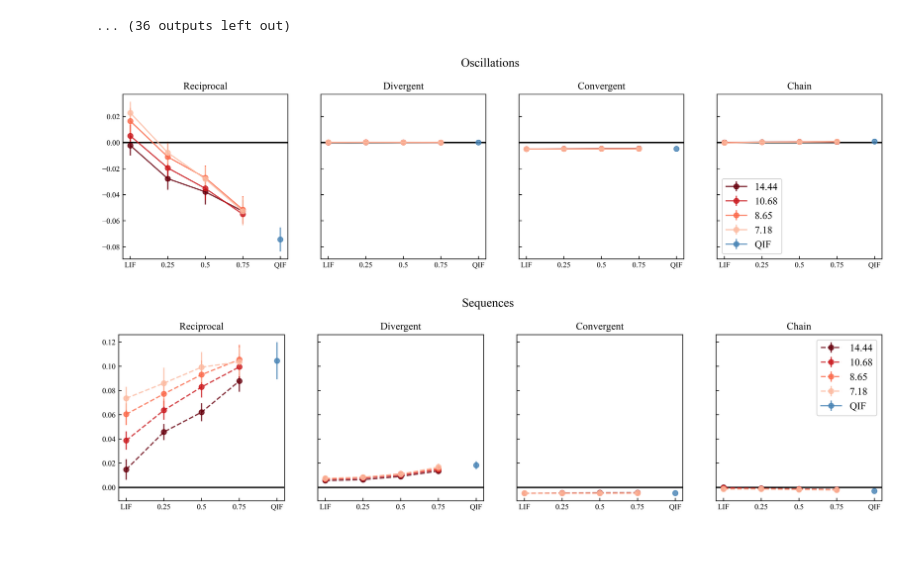
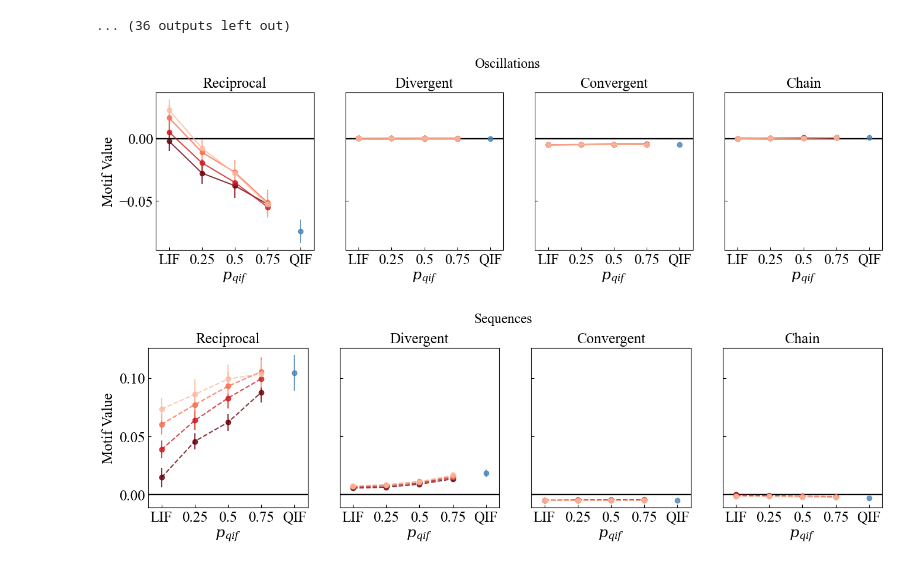
Before and after one commit to acevedomartina/HeterogeneousRNNs, a Jupyter notebook: learning/motifs.ipynb, the cells around one changed output. Saved outputs shown, nothing was run; the diff lists cells and outputs as text; code cells hidden in the pictures.

Commit message:
Adjustments for some figures

```diff
--- a/learning/motifs.ipynb
+++ b/learning/motifs.ipynb
@@ -61,8 +61,8 @@ plt.rcParams.update({
     "axes.labelweight": "normal",     # Normal weight
     "axes.titleweight": "normal",     # Normal weight for titles
     # Ticks
-    "xtick.labelsize": 16,             # X tick label size (8-12)
-    "ytick.labelsize": 16,             # Y tick label size (8-12)
+    "xtick.labelsize": 18,             # X tick label size (8-12)
+    "ytick.labelsize": 18,             # Y tick label size (8-12)
     "xtick.direction": "in",          # Tick direction
     "ytick.direction": "in",          # Tick direction
     # Legends
@@ -341,8 +341,10 @@ for dyn in dynamics:
 
             axs[i].axhline(0, color='black')
             axs[i].set_xticks(pqif_values, names)
+            axs[i].set_xlim(-0.1, 1.1)
             axs[i].set_title(motif_labels[motif])
             axs[i].set_box_aspect(1)
+            axs[i].set_xlabel(f"$p_{{qif}}$")
             # axs[i].set_ylim()
 
     # TODO collapse all QIF and plot alone
@@ -351,33 +353,35 @@ for dyn in dynamics:
     # TODO decide on a specific simulation?
     df_qif = df_results[(df_results['pqif'] == 1) & (df_results['nloop'] == 15)]  # is now a dataframe for QIF, with 50 seeds TODO
 
     stats_qif = df_qif[motifs].agg(["mean", "std"])  # Applies aggregate parameters on columns (motifs) across seeds
 
     # x_qif = [1]  # QIF
     ys_qif = {motif: [] for motif in motifs}
     yerrs_qif = {motif: [] for motif in motifs}
+
+    axs[0].set_ylabel(f"Motif Value")
 
 
     for i, motif in enumerate(motifs):
         ys_qif[motif].append(stats_qif.loc["mean", motif])
         yerrs_qif[motif].append(stats_qif.loc["std", motif])
 
         axs[i].errorbar(
             1,
             ys_qif[motif],
             yerr=yerrs_qif[motif],
             marker='o',
             label="QIF",
             alpha=0.8,
             color='steelblue'
         )
 
 
-    plt.legend()
+    # plt.legend()
     plt.suptitle(f"{dyn.capitalize()}")
     full_path = os.path.join(figure_folder, figname)
     plt.savefig(full_path, format="svg")
     plt.show
 # %% [output]
-[figure, old version]
+[figure, new version]
-[figure, old version]
+[figure, new version]
```
Also changed, not shown: 3 other files.
